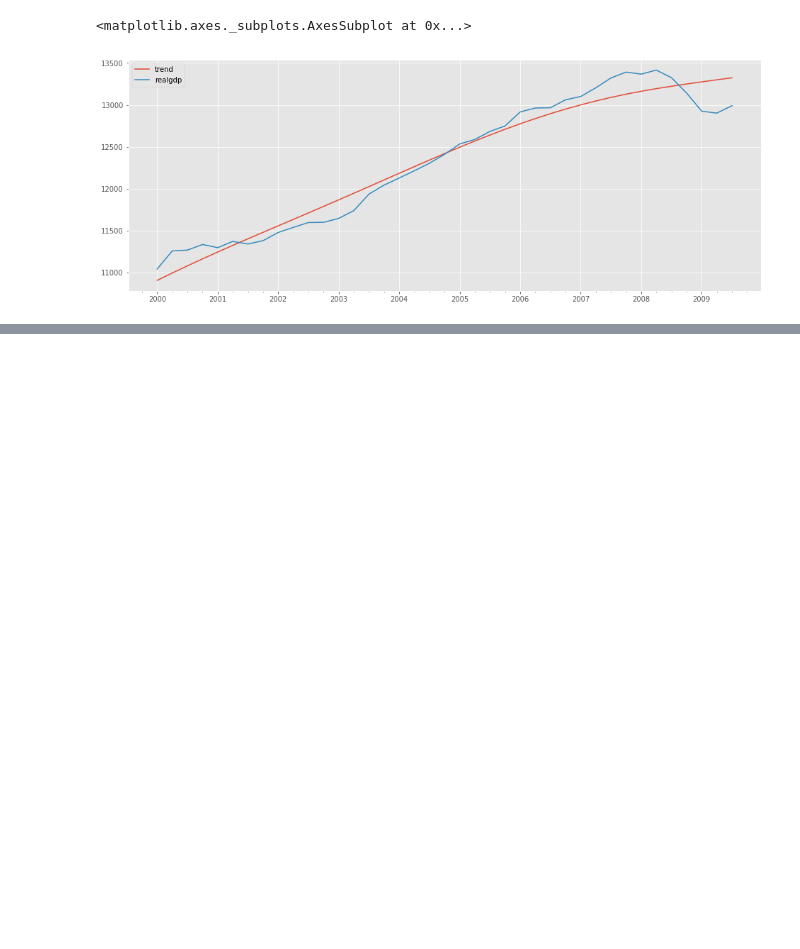
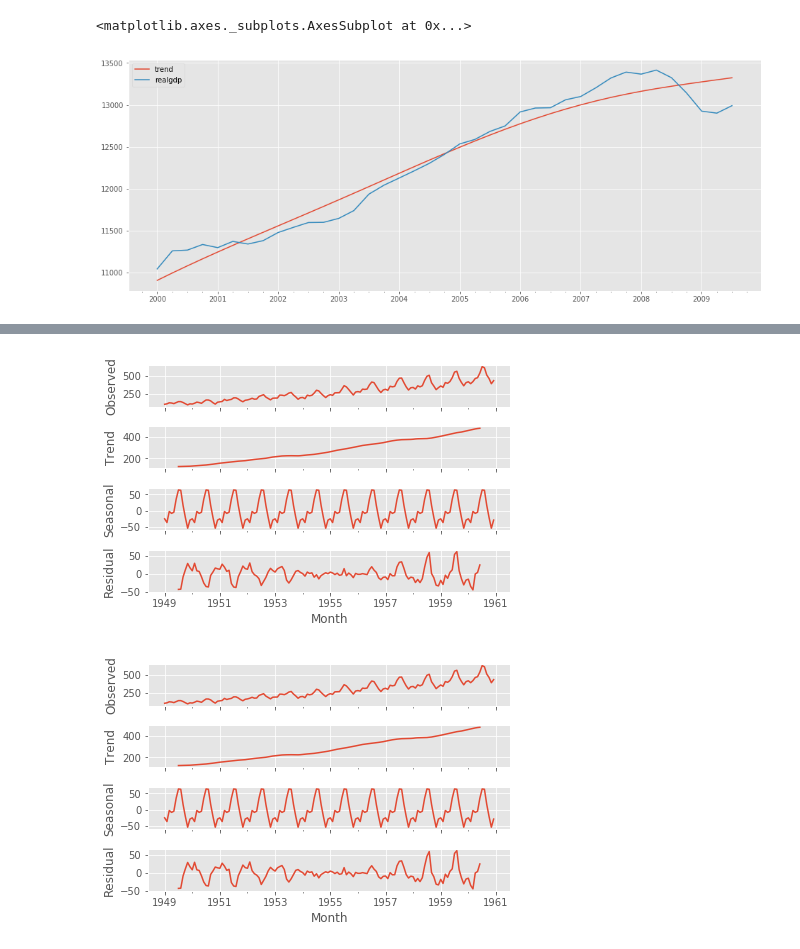
Before and after one commit to HeadHunTeR779/Hodrick-Prescott-Filter-Implementation-in-Statsmodels, a Jupyter notebook: statsmodels_Fun.ipynb, the cells around one changed output, grey strips where cells are left out. Cells and saved outputs as stored; diff of their text form; code cells hidden in the pictures; blank space fills up the shorter version.

```diff
--- a/statsmodels_Fun.ipynb
+++ b/statsmodels_Fun.ipynb
@@ -155,0 +241,2 @@ df[['trend','realgdp']]["2000":].plot(figsize=(16,6)) #cycle needs scaling
+# %%
+airline.dropna(inplace=True)
@@ -155,0 +253,2 @@ df[['trend','realgdp']]["2000":].plot(figsize=(16,6)) #cycle needs scaling
+# %%
+airline.index = pd.to_datetime(airline.index)
@@ -155,0 +268,7 @@ df[['trend','realgdp']]["2000":].plot(figsize=(16,6)) #cycle needs scaling
+# %%
+result = sm.tsa.seasonal_decompose(airline["Thousands of Passengers"])
+# %%
+result.plot()
+# %% [output]
+[figure, added]
+[figure, added]
```
Also changed, not shown: parts of 26 cells of this notebook, 2 other files.
